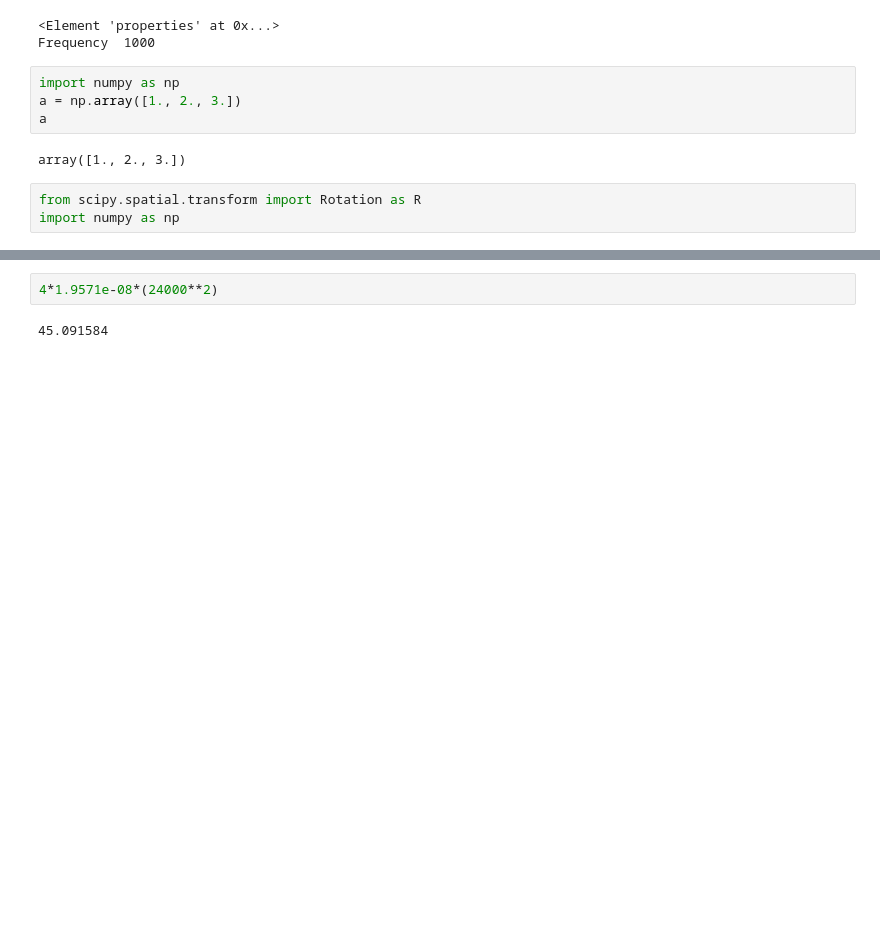
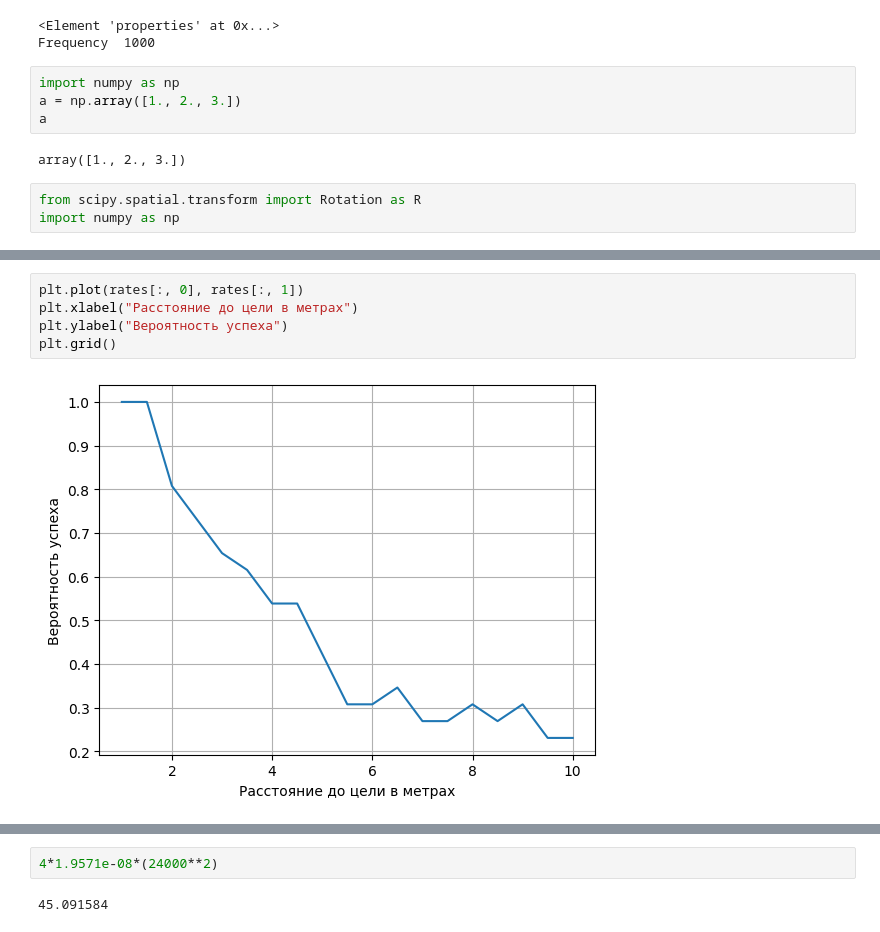
Before and after one commit to L-ED/RL_Drone, a Jupyter notebook: devel.ipynb, the cells around one changed output, grey strips where cells are left out. Drawn from its saved outputs; the diff is of its cells as text; blank space fills up the shorter version.

```diff
--- a/devel.ipynb
+++ b/devel.ipynb
@@ -35,0 +151,7 @@ array([ 1.2246468e-16,  0.0000000e+00, -1.0000000e+00])
+# %%
+plt.plot(rates[:, 0], rates[:, 1])
+plt.xlabel("Расстояние до цели в метрах")
+plt.ylabel("Вероятность успеха")
+plt.grid()
+# %% [output]
+[figure, added]
```
Also changed, not shown: parts of 28 cells of this notebook, 6 other files.
